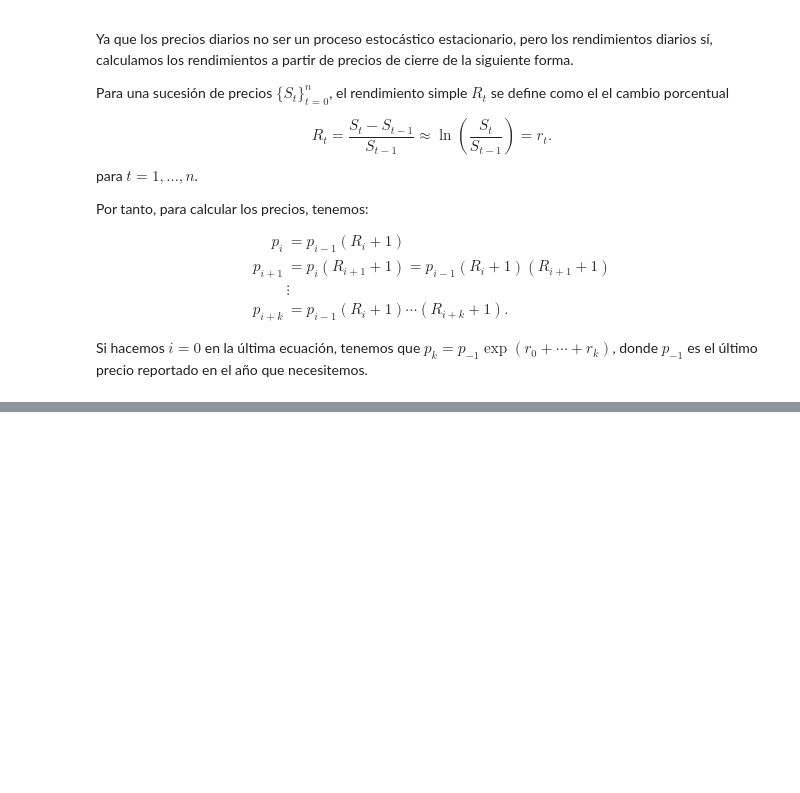
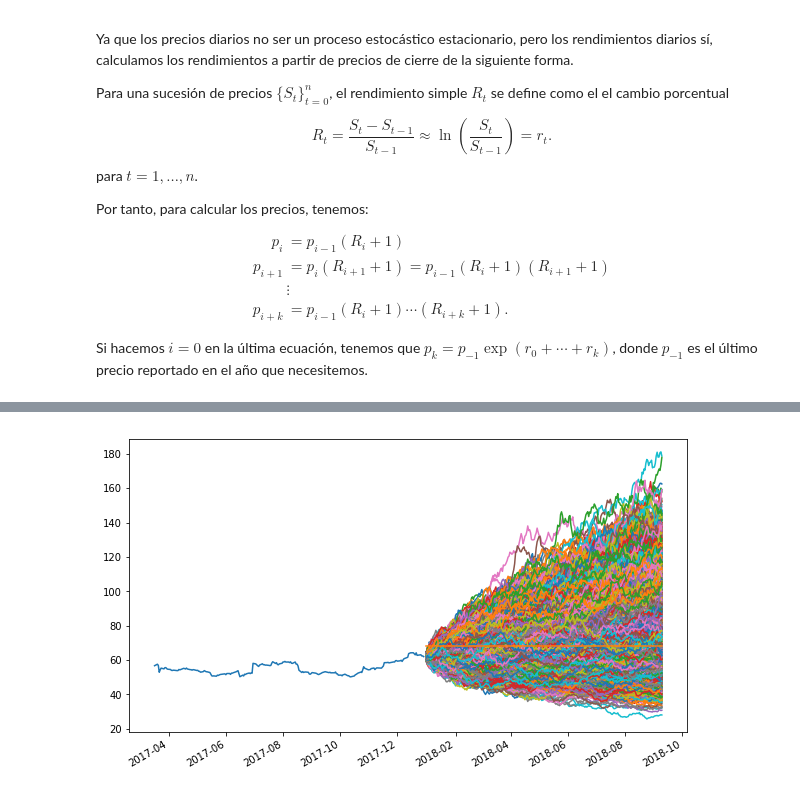
Before and after one commit to labv98/Proyecto-3, a Jupyter notebook: ProyectoModulo3_FrancoJE_FigueroaAR_BarraganVL.ipynb, the cells around one changed output, grey strips where cells are left out. Drawn from its saved outputs; the diff is of its cells as text; code cells hidden in the pictures; blank space fills up the shorter version.

```diff
--- a/ProyectoModulo3_FrancoJE_FigueroaAR_BarraganVL.ipynb
+++ b/ProyectoModulo3_FrancoJE_FigueroaAR_BarraganVL.ipynb
@@ -63,0 +135,12 @@ Si hacemos $i=0$ en la última ecuación, tenemos que $p_{k}=p_{-1}\exp(r_0+\cdo
+# %%
+# Umbral de 110% del ultimo precio
+K = closes.iloc[-1].NKE*1.1
+# Fechas
+dates = simcloses.index
+# DataFrame de Strikes
+Strike = pd.DataFrame(index = dates, columns=['K'], data = K*np.ones(len(dates)))
+# Concatenar y graficar
+simcloses_ex_K = pd.concat([simcloses_ex.T, Strike.T]).T
+simcloses_ex_K.plot(figsize=(10,6), legend=False);
+# %% [output]
+[figure, added]
```
Also changed, not shown: parts of 15 cells of this notebook.
